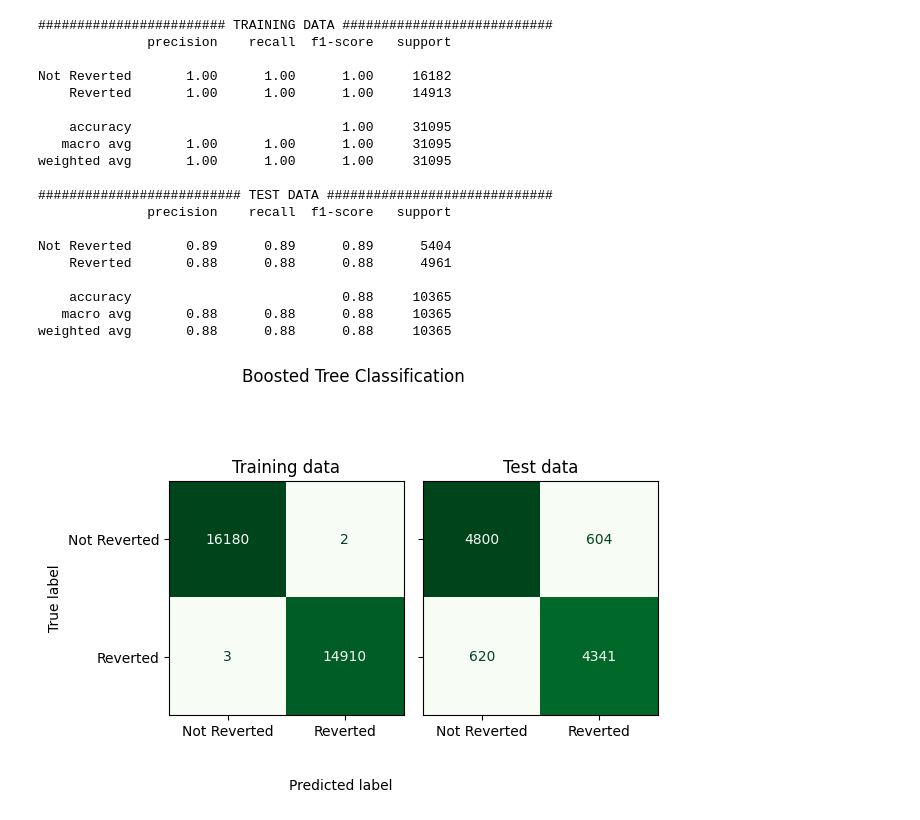
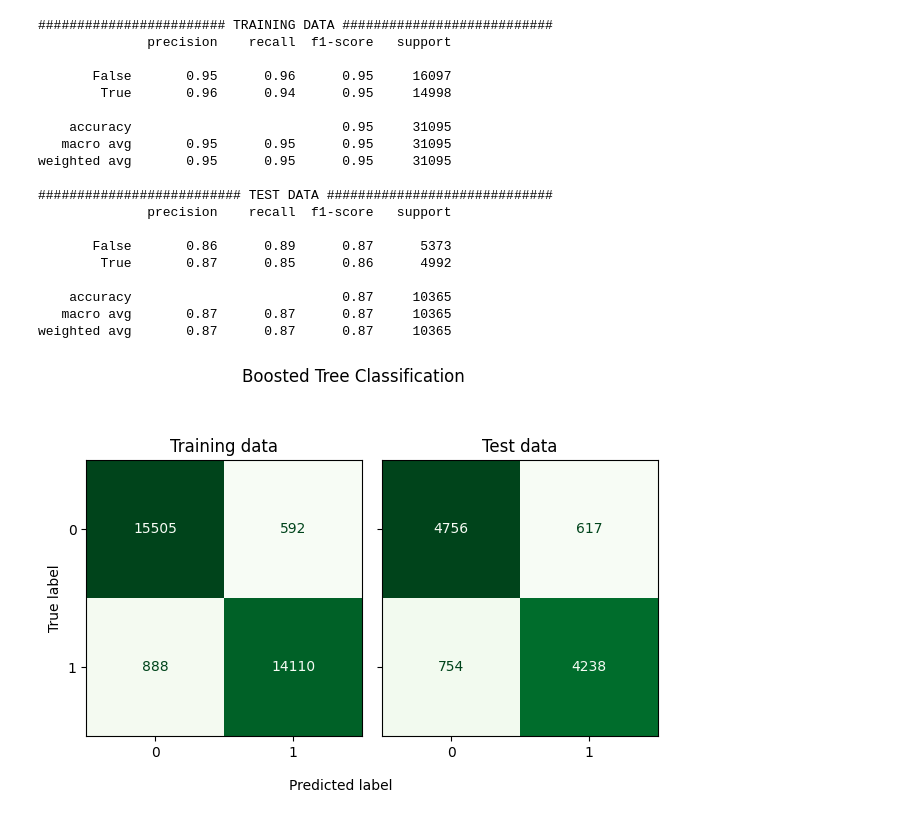
Before and after one commit to dananen/MastersThesis, a Jupyter notebook: summaryJN.ipynb, the cells around one changed output. Drawn from its saved outputs; the diff is of its cells as text; code cells hidden in the pictures.

```diff
--- a/summaryJN.ipynb
+++ b/summaryJN.ipynb
@@ -154,10 +134,19 @@ X_val.columns = colnames
+# %%
+X_cb, y_cb = hf.get_prepped_csudf(dataset_path)
+X_cb.drop(columns=['go map!!', 'josm', 'osm go!', 'other', 'potlatch', 'streetcomplete', 'vespucci'], inplace=True)
+X_cb = X_cb.join(csdf.loc[:, 'editor_app'])
+
+X_cb.drop(columns=['nprev_changesets'], inplace=True)
+
+X_train_cb, X_test_cb, y_train_cb, y_test_cb = train_test_split(X_cb, labels.replace(['True', 'False'], [True, False]), test_size=0.2, random_state=random_state)
+X_train_cb, X_val_cb, y_train_cb, y_val_cb = train_test_split(X_train_cb, y_train_cb, test_size=0.25, random_state=random_state)
 # %%
 # detta var grid searchen som vi gjorde
-param_grid = {
-    'depth': [4, 7, 10],
-    'l2_leaf_reg': [0.5, 3, 10],
-    'learning_rate': [0.005, 0.03, 0.10]
-}
+# param_grid = {
+#     'depth': [4, 7, 10],
+#     'l2_leaf_reg': [0.5, 3, 10],
+#     'learning_rate': [0.005, 0.03, 0.10]
+# }
 
 # detta var hyperparametrarna som kom ut:
 hyperparameters_boosted_tree = {
@@ -166,8 +155,8 @@ hyperparameters_boosted_tree = {
     'l2_leaf_reg': 0.5
 }
 
-model = cb.CatBoostClassifier(iterations=12000, **hyperparameters_boosted_tree, eval_metric='Accuracy')
+cb_model = cb.CatBoostClassifier(iterations=750, **hyperparameters_boosted_tree, eval_metric='Accuracy')
 # %%
-model.fit(X_train, y_train, early_stopping_rounds=1000, eval_set=[(X_val, y_val)], plot=True, cat_features=['editor_app'])
+cb_model.fit(X_train_cb, y_train_cb, early_stopping_rounds=250, eval_set=[(X_val_cb, y_val_cb)], plot=True, cat_features=['editor_app'])
 # %% [output]
 MetricVisualizer(layout=Layout(align_self='stretch', height='500px'))
@@ -195,26 +181,29 @@ cb_pred_test = model.predict(X_test)
+# %%
+cb_pred_train = cb_model.predict(X_train_cb) == 'True'
+cb_pred_test = cb_model.predict(X_test_cb) == 'True'
 # %%
-hf.print_report(cb_pred_train, y_train, cb_pred_test, y_test, title="Boosted Tree Classification", normalize=False)
+hf.print_report(cb_pred_train, y_train_cb, cb_pred_test, y_test_cb, title="Boosted Tree Classification", normalize=False)
 # %% [output]
 ######################## TRAINING DATA ###########################
               precision    recall  f1-score   support
 
-Not Reverted       1.00      1.00      1.00     16182
-    Reverted       1.00      1.00      1.00     14913
+       False       0.95      0.96      0.95     16097
+        True       0.96      0.94      0.95     14998
 
-    accuracy                           1.00     31095
-   macro avg       1.00      1.00      1.00     31095
-weighted avg       1.00      1.00      1.00     31095
+    accuracy                           0.95     31095
+   macro avg       0.95      0.95      0.95     31095
+weighted avg       0.95      0.95      0.95     31095
 
 ########################## TEST DATA #############################
               precision    recall  f1-score   support
 
-Not Reverted       0.89      0.89      0.89      5404
-    Reverted       0.88      0.88      0.88      4961
+       False       0.86      0.89      0.87      5373
+        True       0.87      0.85      0.86      4992
 
-    accuracy                           0.88     10365
-   macro avg       0.88      0.88      0.88     10365
-weighted avg       0.88      0.88      0.88     10365
+    accuracy                           0.87     10365
+   macro avg       0.87      0.87      0.87     10365
+weighted avg       0.87      0.87      0.87     10365
-[figure, old version]
+[figure, new version]
 # %%
 import matplotlib.pyplot as plt
 from sklearn.metrics import ConfusionMatrixDisplay, confusion_matrix
```
Also changed, not shown: parts of 30 cells of this notebook, 1 other file.
